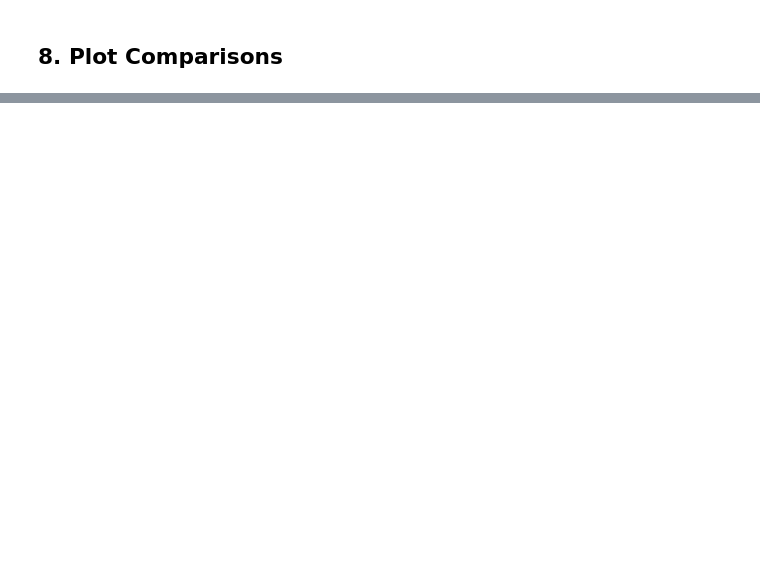
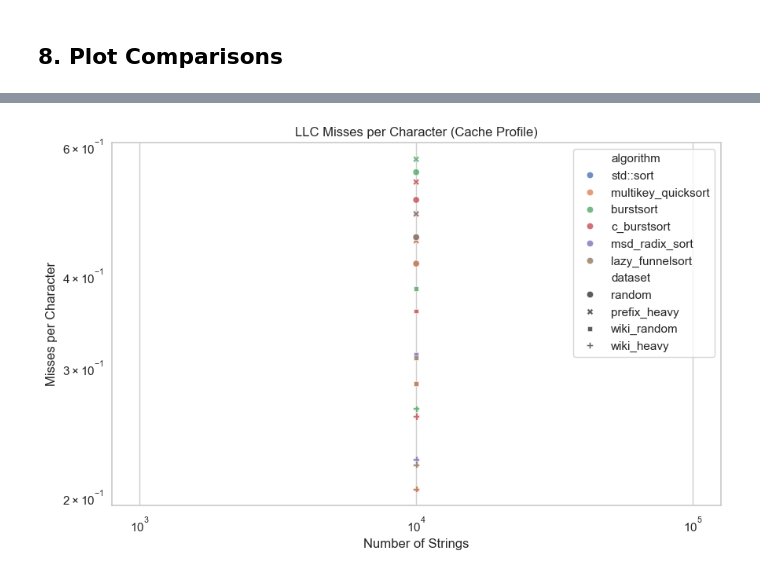
Before and after one commit to Harshit-Lalwani/AlgoEngineering, a Jupyter notebook: Analysis/cache_aware_string_sorting.ipynb, the cells around one changed output, grey strips where cells are left out. Cells and saved outputs as stored; diff of their text form; code cells hidden in the pictures; blank space fills up the shorter version.

```diff
--- a/Analysis/cache_aware_string_sorting.ipynb
+++ b/Analysis/cache_aware_string_sorting.ipynb
@@ -71,0 +178,13 @@ plt.show()
+# %%
+plt.figure(figsize=(10, 6))
+miss_df = cache_df.dropna(subset=["lld_misses", "total_length", "count"])
+miss_df = miss_df.assign(misses_per_char=miss_df["lld_misses"] / miss_df["total_length"], misses_per_string=miss_df["lld_misses"] / miss_df["count"])
+sns.scatterplot(data=miss_df, x="count", y="misses_per_char", hue="algorithm", style="dataset", alpha=0.8)
+plt.xscale("log")
+plt.yscale("log")
+plt.title("LLC Misses per Character (Cache Profile)")
+plt.xlabel("Number of Strings")
+plt.ylabel("Misses per Character")
+plt.show()
+# %% [output]
+[figure, added]
```
Also changed, not shown: parts of 11 cells of this notebook, 8 other files.
